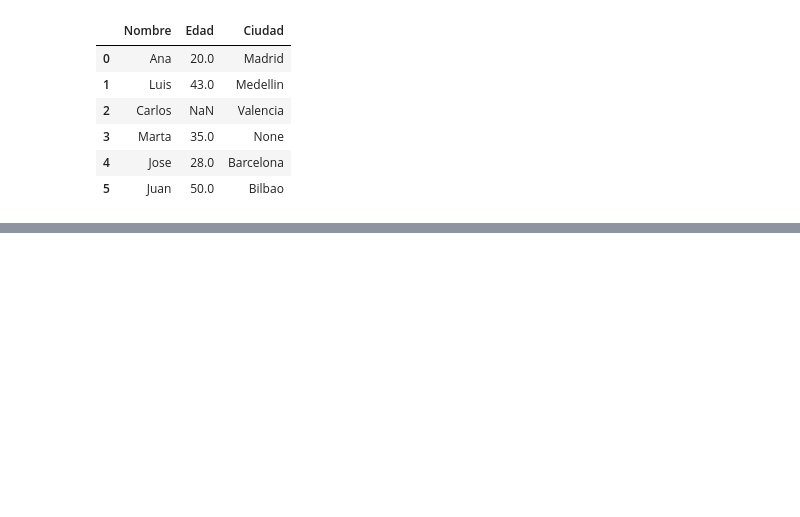
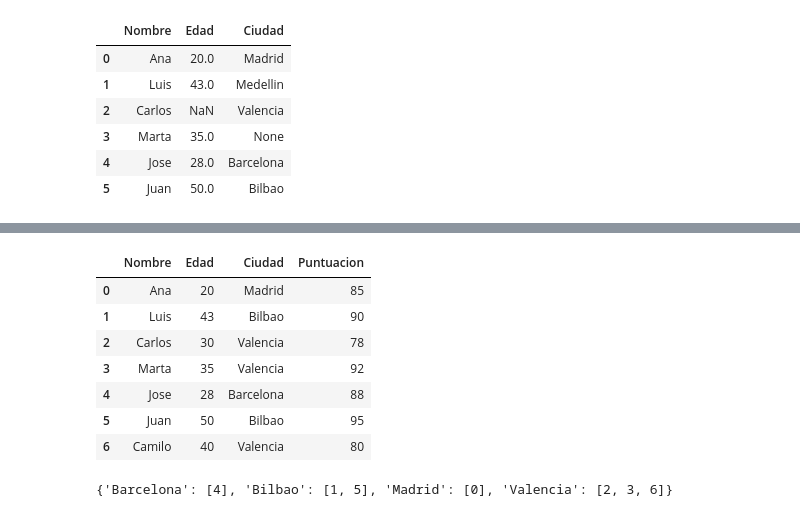
Before and after one commit to lflondo/PythonAnalisisDatos, a Jupyter notebook: AnalisisDatos.ipynb, the cells around one changed output, grey strips where cells are left out. Cells and saved outputs as stored; diff of their text form; code cells hidden in the pictures; blank space fills up the shorter version.

```diff
--- a/AnalisisDatos.ipynb
+++ b/AnalisisDatos.ipynb
@@ -226,0 +237,24 @@ df_renombrado
+# %%
+data= {
+    "Nombre": ["Ana", "Luis", "Carlos", "Marta", "Jose", "Juan", "Camilo"],
+    "Edad":[20, 43, 30, 35, 28, 50, 40],
+    "Ciudad":["Madrid", "Bilbao", "Valencia", "Valencia", "Barcelona", "Bilbao", "Valencia"],
+    "Puntuacion": [85, 90, 78, 92, 88, 95, 80]
+}
+df =pd.DataFrame(data)
+df
+# %% [output]
+|  | Nombre | Edad | Ciudad | Puntuacion |
+| 0 | Ana | 20 | Madrid | 85 |
+| 1 | Luis | 43 | Bilbao | 90 |
+| 2 | Carlos | 30 | Valencia | 78 |
+| 3 | Marta | 35 | Valencia | 92 |
+| 4 | Jose | 28 | Barcelona | 88 |
+| 5 | Juan | 50 | Bilbao | 95 |
+| 6 | Camilo | 40 | Valencia | 80 |
+# %%
+#agrupacion de datos por ciudad
+groupped = df.groupby("Ciudad")
+print(groupped.groups)
+# %% [output]
+{'Barcelona': [4], 'Bilbao': [1, 5], 'Madrid': [0], 'Valencia': [2, 3, 6]}
```
Also changed, not shown: parts of 5 cells of this notebook.
